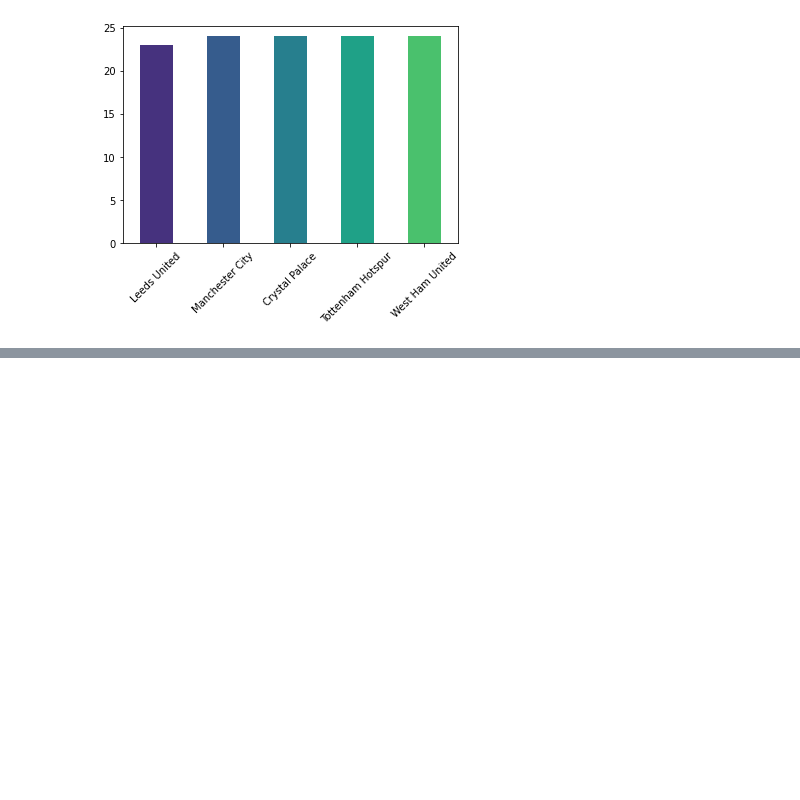
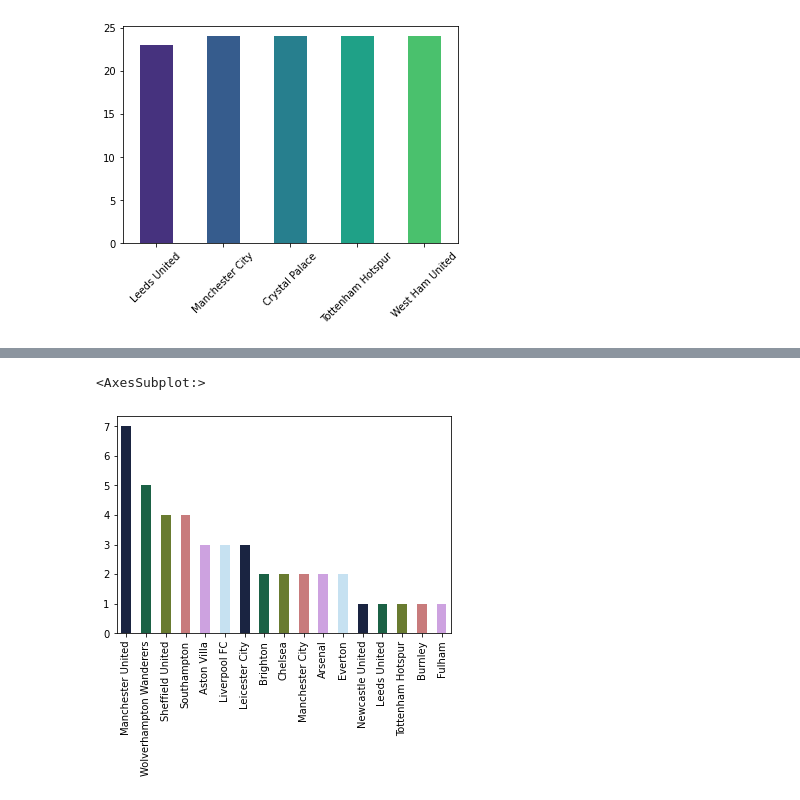
Before and after one commit to ishtiakrongon/PythonProject2-Exploratory_Data_Analysis_Using_Python, a Jupyter notebook: eda_on_football_data.ipynb, the cells around one changed output, grey strips where cells are left out. Saved outputs shown, nothing was run; the diff lists cells and outputs as text; code cells hidden in the pictures; blank space fills up the shorter version.

```diff
--- a/eda_on_football_data.ipynb
+++ b/eda_on_football_data.ipynb
@@ -212,0 +220,11 @@ x = np.array(
+# %%
+# Total under 20 players in each club
+
+players_under_20 = epl_df[epl_df['Age'] < 20]
+players_under_20['Club'].value_counts().plot(
+    kind = 'bar',
+    color = sns.color_palette('cubehelix')
+)
+# %% [output]
+<AxesSubplot:>
+[figure, added]
```
Also changed, not shown: parts of 2 cells of this notebook.
